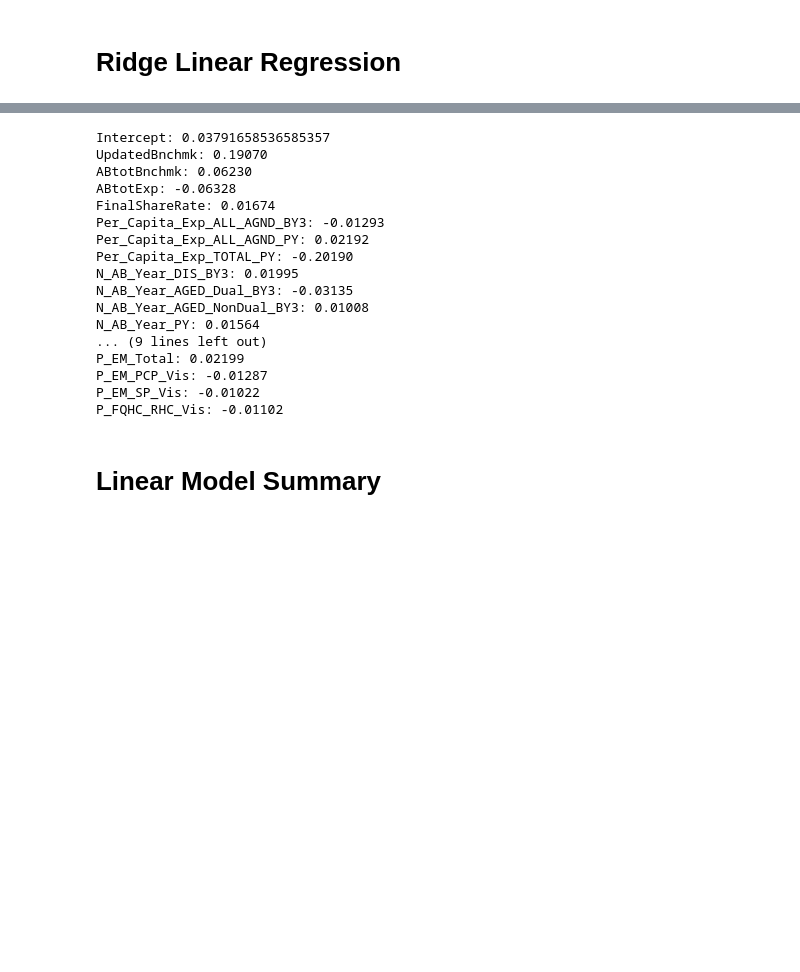
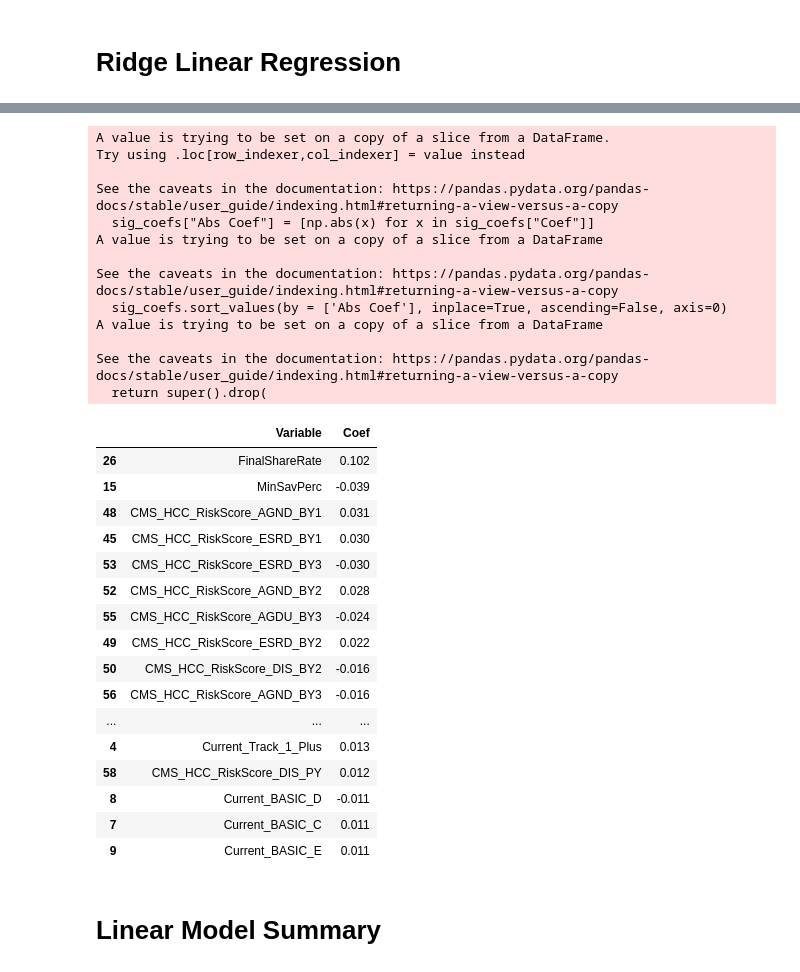
Before and after one commit to eshantewari/cs109-final-project, a Jupyter notebook: Linear Regression Model.ipynb, the cells around one changed output, grey strips where cells are left out. Cells and saved outputs as stored; diff of their text form; code cells hidden in the pictures; blank space fills up the shorter version.

```diff
--- a/Linear Regression Model.ipynb
+++ b/Linear Regression Model.ipynb
@@ -371,30 +435,47 @@ Ridge(alpha=0.001, max_iter=10000)
-# %%
-#Print significant coefficients
-
-cols = X_train.columns
-coefs = ridge.coef_
-print("Intercept: "+str(ridge.intercept_))
-for i in range(0, len(coefs)):
-    if abs(coefs[i]) > 1e-2:
-        print(f"{cols[i]}: {coefs[i]:.5f}")
-# %% [output]
-Intercept: 0.03791658536585357
-UpdatedBnchmk: 0.19070
-ABtotBnchmk: 0.06230
-ABtotExp: -0.06328
-FinalShareRate: 0.01674
-Per_Capita_Exp_ALL_AGND_BY3: -0.01293
-Per_Capita_Exp_ALL_AGND_PY: 0.02192
-Per_Capita_Exp_TOTAL_PY: -0.20190
-N_AB_Year_DIS_BY3: 0.01995
-N_AB_Year_AGED_Dual_BY3: -0.03135
-N_AB_Year_AGED_NonDual_BY3: 0.01008
-N_AB_Year_PY: 0.01564
-... (9 lines left out)
-P_EM_Total: 0.02199
-P_EM_PCP_Vis: -0.01287
-P_EM_SP_Vis: -0.01022
-P_FQHC_RHC_Vis: -0.01102
+# %%
+#Print significant coefficients
+
+results_df = pd.DataFrame({"Variable": X_train.columns, "Coef":ridge.coef_})
+sig_coefs = results_df[np.abs(results_df["Coef"]) > 1e-2]
+
+#here we can roughly sort by the absolute value of coefficient value due to standardization
+sig_coefs["Abs Coef"] = [np.abs(x) for x in sig_coefs["Coef"]]
+sig_coefs.sort_values(by = ['Abs Coef'], inplace=True, ascending=False, axis=0)
+sig_coefs.drop(['Abs Coef'], axis=1, inplace=True)
+sig_coefs.to_csv("Results/ridge_coefs.csv")
+
+sig_coefs
+# %% [output]
+A value is trying to be set on a copy of a slice from a DataFrame.
+Try using .loc[row_indexer,col_indexer] = value instead
+
+See the caveats in the documentation: https://pandas.pydata.org/pandas-docs/stable/user_guide/indexing.html#returning-a-view-versus-a-copy
+  sig_coefs["Abs Coef"] = [np.abs(x) for x in sig_coefs["Coef"]]
+A value is trying to be set on a copy of a slice from a DataFrame
+
+See the caveats in the documentation: https://pandas.pydata.org/pandas-docs/stable/user_guide/indexing.html#returning-a-view-versus-a-copy
+  sig_coefs.sort_values(by = ['Abs Coef'], inplace=True, ascending=False, axis=0)
+A value is trying to be set on a copy of a slice from a DataFrame
+
+See the caveats in the documentation: https://pandas.pydata.org/pandas-docs/stable/user_guide/indexing.html#returning-a-view-versus-a-copy
+  return super().drop(
+|  | Variable | Coef |
+| 26 | FinalShareRate | 0.102 |
+| 15 | MinSavPerc | -0.039 |
+| 48 | CMS_HCC_RiskScore_AGND_BY1 | 0.031 |
+| 45 | CMS_HCC_RiskScore_ESRD_BY1 | 0.030 |
+| 53 | CMS_HCC_RiskScore_ESRD_BY3 | -0.030 |
+| 52 | CMS_HCC_RiskScore_AGND_BY2 | 0.028 |
+| 55 | CMS_HCC_RiskScore_AGDU_BY3 | -0.024 |
+| 49 | CMS_HCC_RiskScore_ESRD_BY2 | 0.022 |
+| 50 | CMS_HCC_RiskScore_DIS_BY2 | -0.016 |
+| 56 | CMS_HCC_RiskScore_AGND_BY3 | -0.016 |
+| ... | ... | ... |
+| 4 | Current_Track_1_Plus | 0.013 |
+| 58 | CMS_HCC_RiskScore_DIS_PY | 0.012 |
+| 8 | Current_BASIC_D | -0.011 |
+| 7 | Current_BASIC_C | 0.011 |
+| 9 | Current_BASIC_E | 0.011 |
 # %% [markdown]
 # Linear Model Summary
 # %%
```
Also changed, not shown: parts of 13 cells of this notebook, 9 other files.
